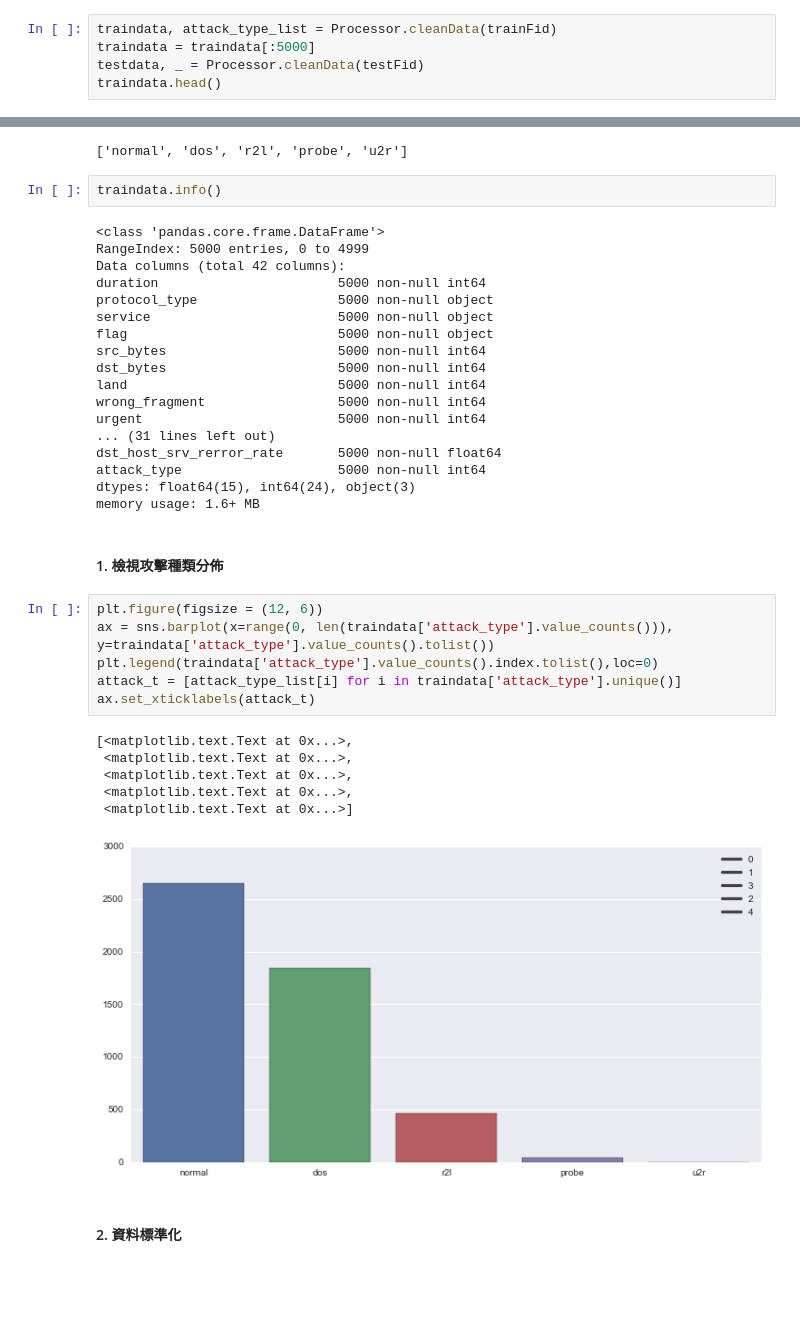
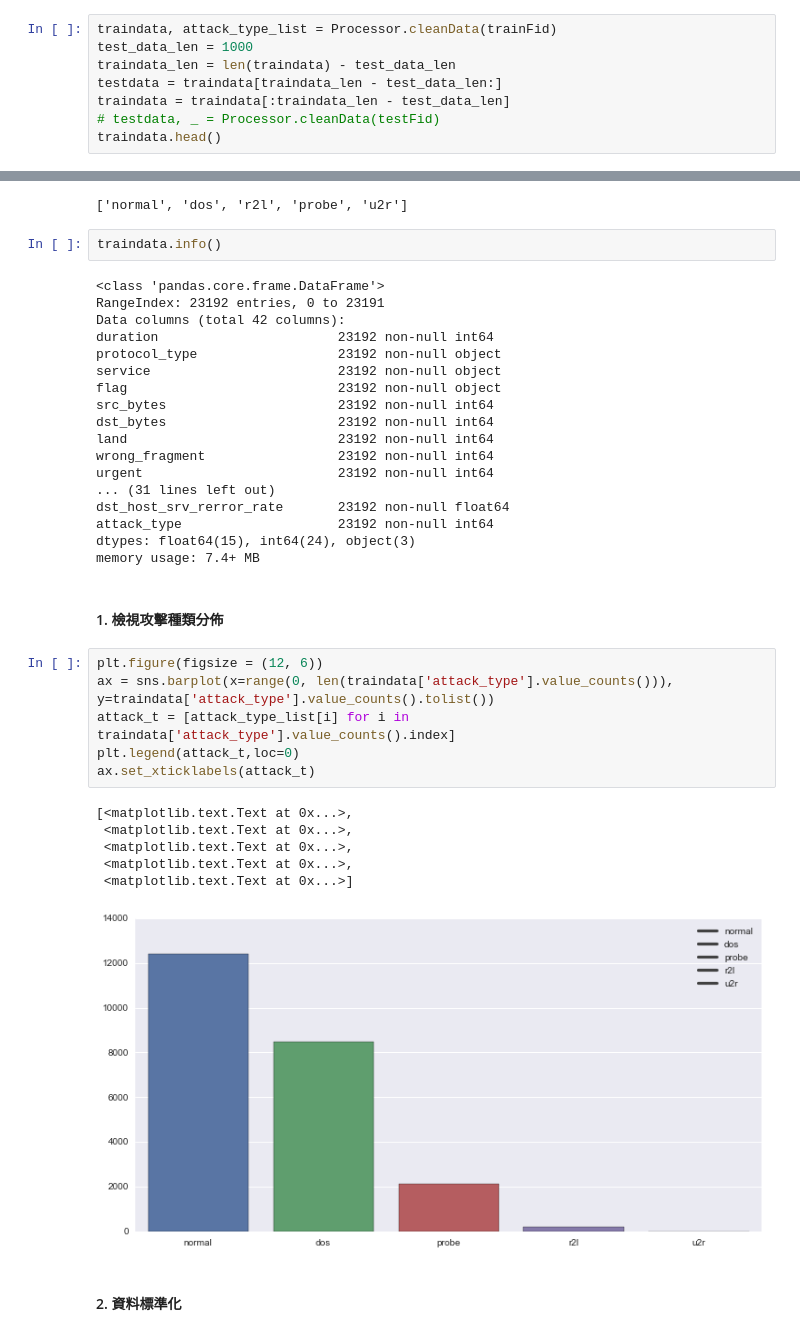
Before and after one commit to kaichiachen/Anomaly-detection, a Jupyter notebook: 異常偵測.ipynb, the cells around one changed output, grey strips where cells are left out. Saved outputs shown, nothing was run; the diff lists cells and outputs as text; blank space fills up the shorter version.

```diff
--- a/異常偵測.ipynb
+++ b/異常偵測.ipynb
@@ -22,8 +30,11 @@ testFid = 'KDDTest+.txt'
 ## 資料前處理
 # %%
 traindata, attack_type_list = Processor.cleanData(trainFid)
-traindata = traindata[:5000]
-testdata, _ = Processor.cleanData(testFid)
+test_data_len = 1000
+traindata_len = len(traindata) - test_data_len
+testdata = traindata[traindata_len - test_data_len:]
+traindata = traindata[:traindata_len - test_data_len]
+# testdata, _ = Processor.cleanData(testFid)
 traindata.head()
 # %% [output]
 |  | duration | protocol_type | service | flag | src_bytes | dst_bytes | land | wrong_fragment | urgent | ... |
@@ -41,37 +52,37 @@ attack_type_list
 traindata.info()
 # %% [output]
 <class 'pandas.core.frame.DataFrame'>
-RangeIndex: 5000 entries, 0 to 4999
+RangeIndex: 23192 entries, 0 to 23191
 Data columns (total 42 columns):
-duration                       5000 non-null int64
-protocol_type                  5000 non-null object
-service                        5000 non-null object
-flag                           5000 non-null object
-src_bytes                      5000 non-null int64
-dst_bytes                      5000 non-null int64
-land                           5000 non-null int64
-wrong_fragment                 5000 non-null int64
-urgent                         5000 non-null int64
+duration                       23192 non-null int64
+protocol_type                  23192 non-null object
+service                        23192 non-null object
+flag                           23192 non-null object
+src_bytes                      23192 non-null int64
+dst_bytes                      23192 non-null int64
+land                           23192 non-null int64
+wrong_fragment                 23192 non-null int64
+urgent                         23192 non-null int64
 ... (31 lines left out)
-dst_host_srv_rerror_rate       5000 non-null float64
-attack_type                    5000 non-null int64
+dst_host_srv_rerror_rate       23192 non-null float64
+attack_type                    23192 non-null int64
 dtypes: float64(15), int64(24), object(3)
-memory usage: 1.6+ MB
+memory usage: 7.4+ MB
 # %% [markdown]
 #### 1. 檢視攻擊種類分佈
 # %%
 plt.figure(figsize = (12, 6))
 ax = sns.barplot(x=range(0, len(traindata['attack_type'].value_counts())), y=traindata['attack_type'].value_counts().tolist())
-plt.legend(traindata['attack_type'].value_counts().index.tolist(),loc=0)
-attack_t = [attack_type_list[i] for i in traindata['attack_type'].unique()]
+attack_t = [attack_type_list[i] for i in traindata['attack_type'].value_counts().index]
+plt.legend(attack_t,loc=0)
 ax.set_xticklabels(attack_t)
 # %% [output]
 [<matplotlib.text.Text at 0x...>,
  <matplotlib.text.Text at 0x...>,
  <matplotlib.text.Text at 0x...>,
  <matplotlib.text.Text at 0x...>,
  <matplotlib.text.Text at 0x...>]
-[figure, old version]
+[figure, new version]
 # %% [markdown]
 #### 2. 資料標準化
 # %%
```
Also changed, not shown: parts of 29 cells of this notebook, 1 other file.
